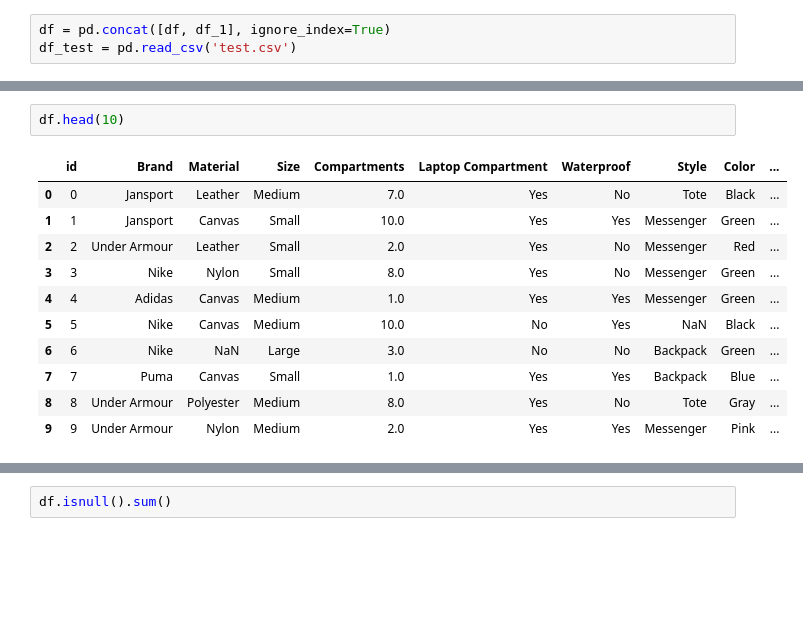
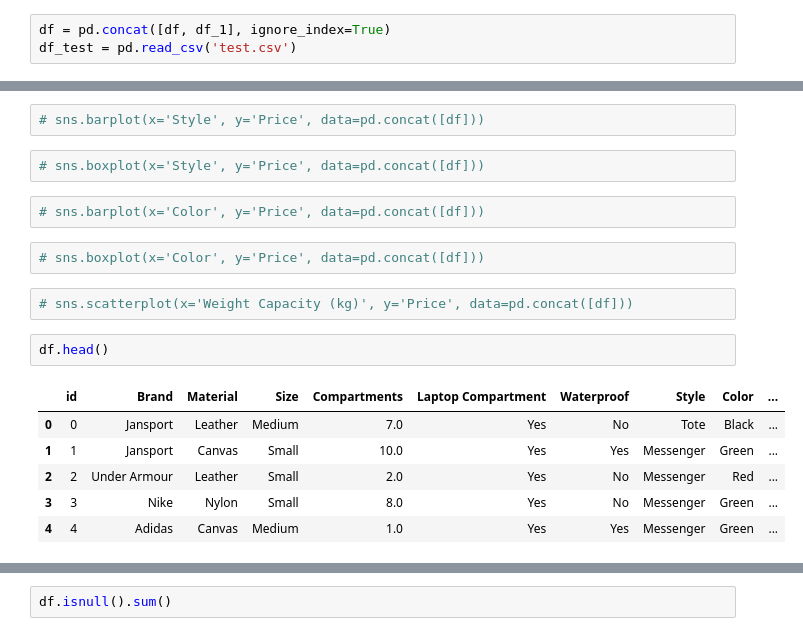
Before and after one commit to RomanNihal/Machine_Learning, a Jupyter notebook: KaggleCom/Backpack.ipynb, the cells around one changed output, grey strips where cells are left out. Drawn from its saved outputs; the diff is of its cells as text; blank space fills up the shorter version.

```diff
--- a/KaggleCom/Backpack.ipynb
+++ b/KaggleCom/Backpack.ipynb
@@ -12,14 +42,19 @@ df_test = pd.read_csv('test.csv')
+# %%
+# sns.barplot(x='Style', y='Price', data=pd.concat([df]))
+# %%
+# sns.boxplot(x='Style', y='Price', data=pd.concat([df]))
+# %%
+# sns.barplot(x='Color', y='Price', data=pd.concat([df]))
+# %%
+# sns.boxplot(x='Color', y='Price', data=pd.concat([df]))
+# %%
+# sns.scatterplot(x='Weight Capacity (kg)', y='Price', data=pd.concat([df]))
 # %%
-df.head(10)
+df.head()
 # %% [output]
 |  | id | Brand | Material | Size | Compartments | Laptop Compartment | Waterproof | Style | Color | ... |
 | 0 | 0 | Jansport | Leather | Medium | 7.0 | Yes | No | Tote | Black | ... |
 | 1 | 1 | Jansport | Canvas | Small | 10.0 | Yes | Yes | Messenger | Green | ... |
 | 2 | 2 | Under Armour | Leather | Small | 2.0 | Yes | No | Messenger | Red | ... |
 | 3 | 3 | Nike | Nylon | Small | 8.0 | Yes | No | Messenger | Green | ... |
 | 4 | 4 | Adidas | Canvas | Medium | 1.0 | Yes | Yes | Messenger | Green | ... |
-| 5 | 5 | Nike | Canvas | Medium | 10.0 | No | Yes | NaN | Black | ... |
-| 6 | 6 | Nike | NaN | Large | 3.0 | No | No | Backpack | Green | ... |
-| 7 | 7 | Puma | Canvas | Small | 1.0 | Yes | Yes | Backpack | Blue | ... |
-| 8 | 8 | Under Armour | Polyester | Medium | 8.0 | Yes | No | Tote | Gray | ... |
-| 9 | 9 | Under Armour | Nylon | Medium | 2.0 | Yes | Yes | Messenger | Pink | ... |
```
Also changed, not shown: parts of 65 cells of this notebook, 6 other files.
